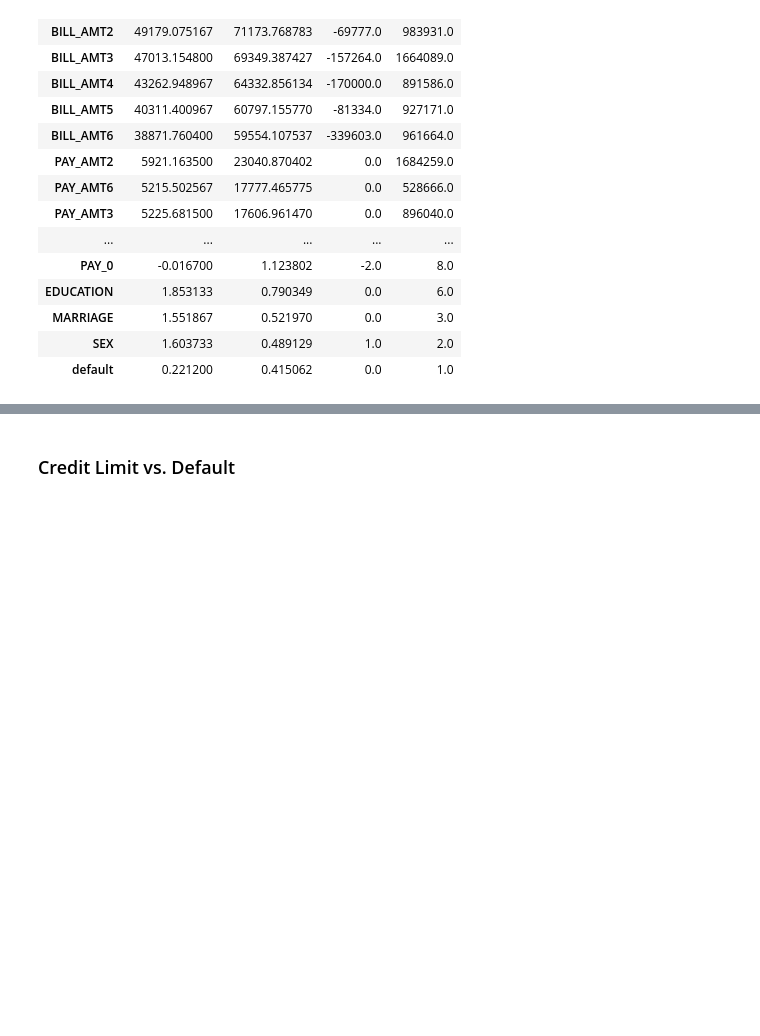
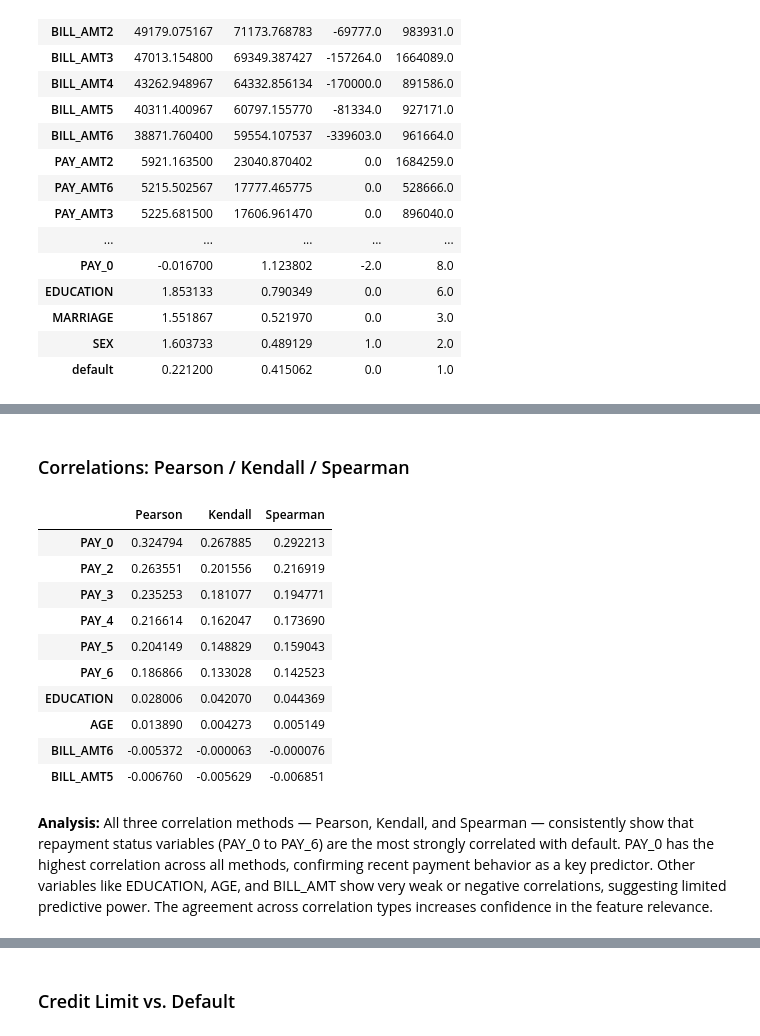
Before and after one commit to AugustoDiaz-Dev/JupyterNotebookProjects, a Jupyter notebook: ML/ML_Credit_card_default.ipynb, the cells around one changed output, grey strips where cells are left out. Cells and saved outputs as stored; diff of their text form; code cells hidden in the pictures; blank space fills up the shorter version.

```diff
--- a/ML/ML_Credit_card_default.ipynb
+++ b/ML/ML_Credit_card_default.ipynb
@@ -14,10 +52,16 @@ Comparas: LogisticRegression, KNN, RandomForest
 # %%
 # Import required libraries
 import pandas as pd
+pd.set_option('display.max_columns', None)
 import numpy as np
 import matplotlib.pyplot as plt
 import seaborn as sns
 import shap
+from google.colab import sheets
+
+# Other libraries
+import warnings
+warnings.filterwarnings('ignore')
 
 # ML Preprocessing
 from sklearn.preprocessing import StandardScaler
@@ -146,0 +199,29 @@ plt.show()
+# %% [markdown]
+### Correlations: Pearson / Kendall / Spearman
+# %%
+# Compute each correlation matrix
+corr_pearson = df.corr(method='pearson')
+corr_kendall = df.corr(method='kendall')
+corr_spearman = df.corr(method='spearman')
+
+target_corrs = pd.DataFrame({
+    'Pearson': corr_pearson['default'].drop('default'),
+    'Kendall': corr_kendall['default'].drop('default'),
+    'Spearman': corr_spearman['default'].drop('default')
+}).sort_values(by='Pearson', ascending=False)
+
+target_corrs.head(10)
+# %% [output]
+|  | Pearson | Kendall | Spearman |
+| PAY_0 | 0.324794 | 0.267885 | 0.292213 |
+| PAY_2 | 0.263551 | 0.201556 | 0.216919 |
+| PAY_3 | 0.235253 | 0.181077 | 0.194771 |
+| PAY_4 | 0.216614 | 0.162047 | 0.173690 |
+| PAY_5 | 0.204149 | 0.148829 | 0.159043 |
+| PAY_6 | 0.186866 | 0.133028 | 0.142523 |
+| EDUCATION | 0.028006 | 0.042070 | 0.044369 |
+| AGE | 0.013890 | 0.004273 | 0.005149 |
+| BILL_AMT6 | -0.005372 | -0.000063 | -0.000076 |
+| BILL_AMT5 | -0.006760 | -0.005629 | -0.006851 |
+# %% [markdown]
+**Analysis:** All three correlation methods — Pearson, Kendall, and Spearman — consistently show that repayment status variables (PAY_0 to PAY_6) are the most strongly correlated with default. PAY_0 has the highest correlation across all methods, confirming recent payment behavior as a key predictor. Other variables like EDUCATION, AGE, and BILL_AMT show very weak or negative correlations, suggesting limited predictive power. The agreement across correlation types increases confidence in the feature relevance.
```
Also changed, not shown: parts of 28 cells of this notebook.
